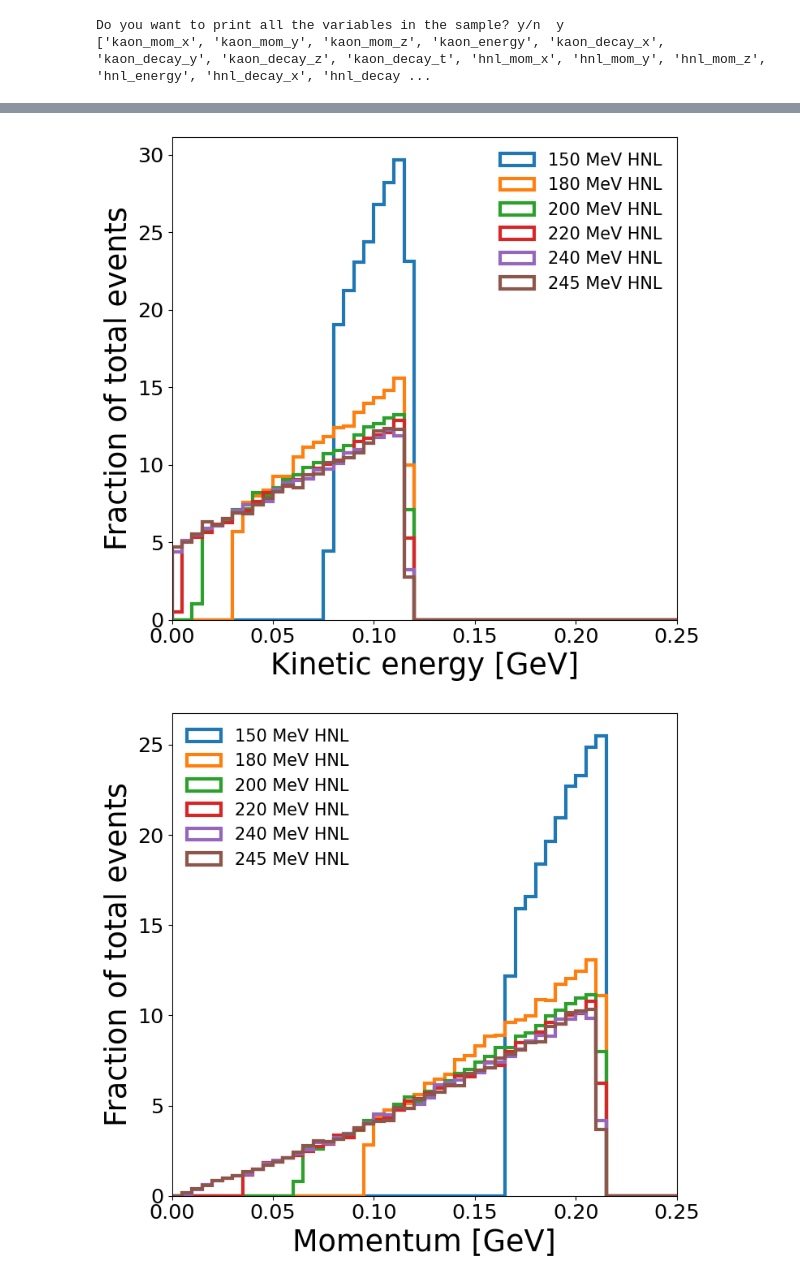
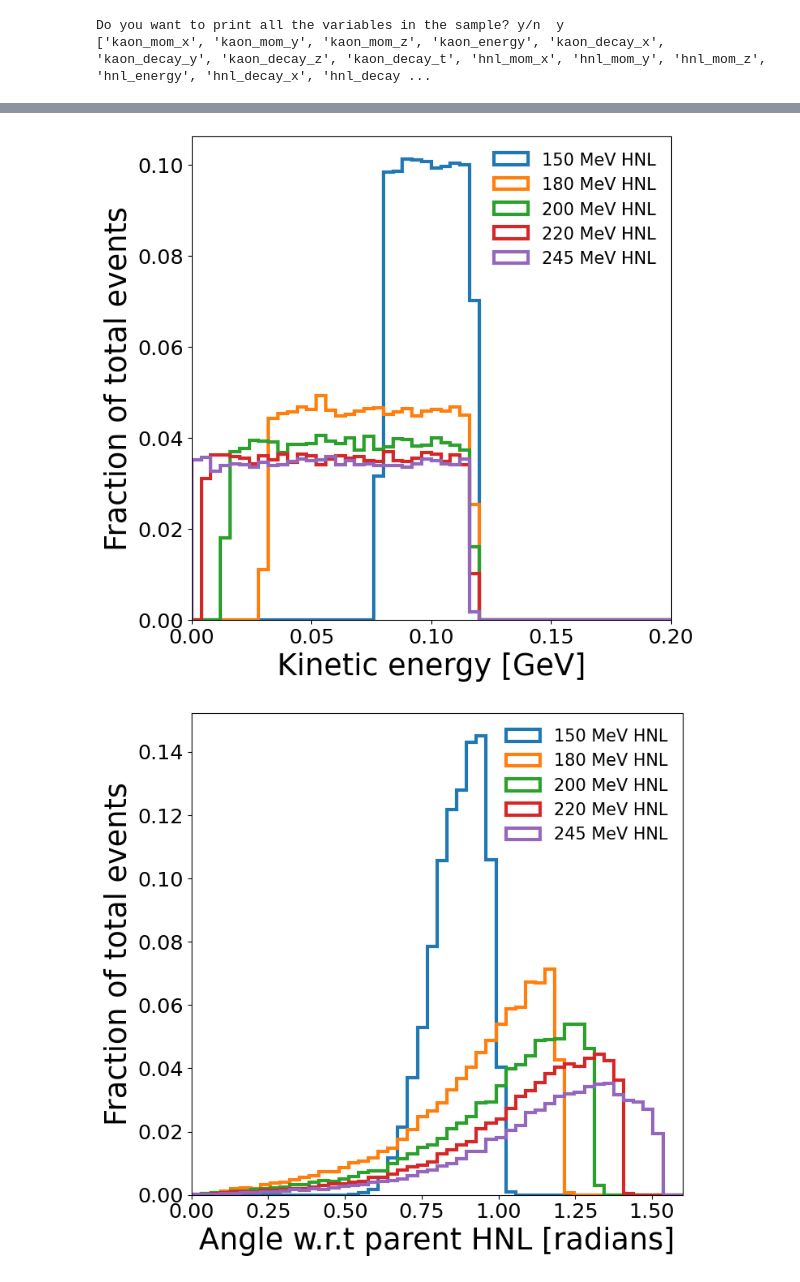
Before and after one commit to dmarsden01/uboone_HNL_analysis, a Jupyter notebook: Weighted_files_Truth.ipynb, the cells around one changed output, grey strips where cells are left out. Saved outputs shown, nothing was run; the diff lists cells and outputs as text; code cells hidden in the pictures.

Commit message:
Improved plotting in weighted_files script.

```diff
--- a/Weighted_files_Truth.ipynb
+++ b/Weighted_files_Truth.ipynb
@@ -545,8 +519,8 @@ Done 245
 # %% [markdown]
 # Functions
 # %%
-def Plot_variable_signal(variable, HNL_samples_dict=[], xlabel=[], xlims=[0,0], bins=40, figsize=[10,10], dpi=100, MergeBins=False,
-                         density=True,legloc="best",logy = False, cutline = None, savefig=False, filename=None, plot_entries=False):
+def Plot_variable_signal(variable, HNL_samples_dict=[], xlabel=[], xlims=[0,0], ylims=[], bins=40, figsize=[10,10], dpi=100, MergeBins=False,
+                         density=True,legloc="best",logy = False, cutline = None, savefig=False, filename=None, plot_entries=False,fraction=False):
 
     if(HNL_samples_dict==[]): raise Exception("Specify samples dict")
     if(xlabel==[]): xlabel=variable
@@ -576,12 +550,20 @@ def Plot_variable_signal(variable, HNL_samples_dict=[], xlabel=[], xlims=[0,0],
         if plot_entries==True: label=[f"{HNL_mass} MeV HNL: " + str(Num_entries) + " entries"]
         if plot_entries==False: label=[f"{HNL_mass} MeV HNL"]
 
-        plt.hist(var_HNL,
-#               label=[f"HNL ({mass} MeV) \n $|U_{{\mu4}}|^2="+sci_notation(sample_info["300"]["theta_u2"]) +f" (x{HNLplotscale})"],
-              label=label,
-              range=xlims,bins=bins,
-              stacked=False,density=density,
-              histtype="step",lw=3)
+
+        if fraction == False:
+            plt.hist(var_HNL,
+    #               label=[f"HNL ({mass} MeV) \n $|U_{{\mu4}}|^2="+sci_notation(sample_info["300"]["theta_u2"]) +f" (x{HNLplotscale})"],
+                  label=label,
+                  range=xlims,bins=bins,
+                  stacked=False,density=density,
+                  histtype="step",lw=3)
+        if fraction == True:
+            plt.hist(var_HNL,weights=np.ones(len(var_HNL)) / len(var_HNL),
+                     label=label,
+                  range=xlims,bins=bins,
+                  stacked=False,density=False,
+                  histtype="step",lw=3)
 
     if(isinstance(cutline, (int,float))):
         plt.axvline(x=cutline, lw=3, color='green', linestyle = 'dashed')
@@ -598,6 +580,8 @@ def Plot_variable_signal(variable, HNL_samples_dict=[], xlabel=[], xlims=[0,0],
 
     plt.xlabel(xlabel)
     plt.xlim(xlims)
+    if ylims!=[]:
+        plt.ylim(ylims)
     plt.tight_layout(rect=[0, 0, 1, 0.92])
     plt.yscale(logscale)
     if filename == None:
@@ -722,16 +742,18 @@ variable_names_dict = {'mc_px_sum':"Sum of x-momenta [GeV]", 'mc_py_sum':"Sum of
                        'mc_pz':"Momentum in z-direction [GeV]", 'mc_p_magnitude':"Momentum [GeV]", 'mc_E_kinetic':"Kinetic energy [GeV]",
        'mc_E_sub':"Sub-leading lepton energy [GeV]", 'mc_E_asymmetry':"Energy asymmetry", 'mc_cos_opening_angle':"cosine(opening angle)",
        'mc_opening_angle':"Opening angle [radians]", 'mc_polar_angle':"Angle w.r.t parent HNL [radians]",
-                       "mc_polar_angle_single":"Angle w.r.t parent HNL [radians]"}
+                       "mc_polar_angle_single":"Angle w.r.t parent HNL [radians]", 'mc_daughter1_polar_angle':"Daughter 1 angle w.r.t parent HNL [radians]",
+                      'mc_daughter2_polar_angle':"Daughter 2 angle w.r.t parent HNL [radians]"}
 # %%
-var = 'mc_polar_angle_single'
+var = 'mc_p_magnitude'
 plot_dict = {}
 Num_entries_dict = {}
 debug = False
 
-plot_all_masses = True
+plot_all_masses = False
 if plot_all_masses == True: plot_samples = sample_dict.keys()
-if plot_all_masses == False: plot_samples = [2, 10, 100, 200, 245]
+# if plot_all_masses == False: plot_samples = [2, 10, 50, 100, 150]
+if plot_all_masses == False: plot_samples = [150, 180, 200, 220, 245]
 
 for sample in plot_samples:
     print(f"Mass is {sample} MeV")
@@ -751,7 +773,7 @@ for sample in plot_samples:
 # plot_dict[150].head()
 # Particle.from_pdgid(11)
 print()
-var_3 = 'mc_p_magnitude'
+var_3 = 'mc_polar_angle_single'
 plot_dict_3 = {}
 Num_entries_dict_3 = {}
 for sample in plot_samples:
@@ -791,15 +810,15 @@ Plot_variable_signal(var, HNL_samples_dict=plot_dict, xlabel=variable_names_dict
 # %%
-Plot_variable_signal(var_2, HNL_samples_dict=plot_dict_2, xlabel=variable_names_dict[var_2], xlims=[0,0.25], bins=50,
+Plot_variable_signal(var_2, HNL_samples_dict=plot_dict_2, xlabel=variable_names_dict[var_2], xlims=[0,0.2], ylims=[], bins=50,
                      figsize=[8,8], dpi=100, MergeBins=False, density=True,legloc="best",logy = False,
-                     cutline = None, savefig=True, filename = f"pi0_dirac_{var_2}_{Run}")
+                     cutline = None, savefig=True, filename = f"pi0_major_{var_2}_{Run}",fraction=True)
 # %% [output]
-[figure, old version]
+[figure, new version]
 # %%
 if load_pi0_signal == True:
-    Plot_variable_signal(var_3, HNL_samples_dict=plot_dict_3, xlabel=variable_names_dict[var_3], xlims=[0,0.25], bins=50,
-                     figsize=[8,8], dpi=100, MergeBins=False, density=True,legloc="upper left",logy = False,
-                     cutline = None, savefig=True, filename = f"pi0_dirac_{var_3}_{Run}")
+    Plot_variable_signal(var_3, HNL_samples_dict=plot_dict_3, xlabel=variable_names_dict[var_3], xlims=[0,1.6], bins=50,
+                     figsize=[8,8], dpi=100, MergeBins=False, density=True,legloc="upper right",logy = False,
+                     cutline = None, savefig=True, filename = f"pi0_major_{var_3}_{Run}",fraction=True)
 # %% [output]
-[figure, old version]
+[figure, new version]
 # %%
 sample_dict[220].keys()
```
Also changed, not shown: parts of 51 cells of this notebook, 9 other files.
